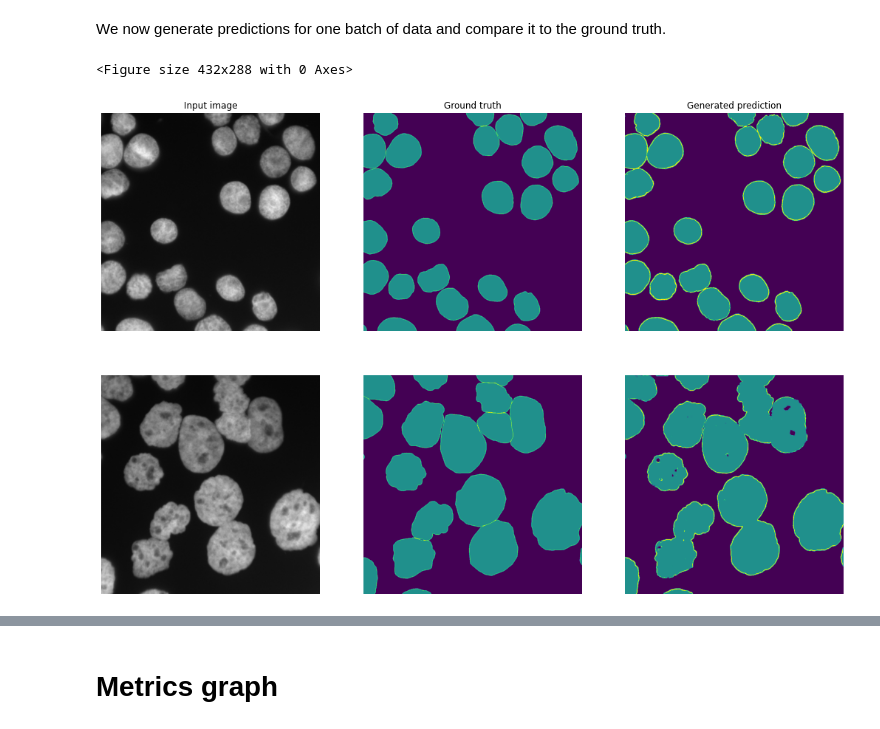
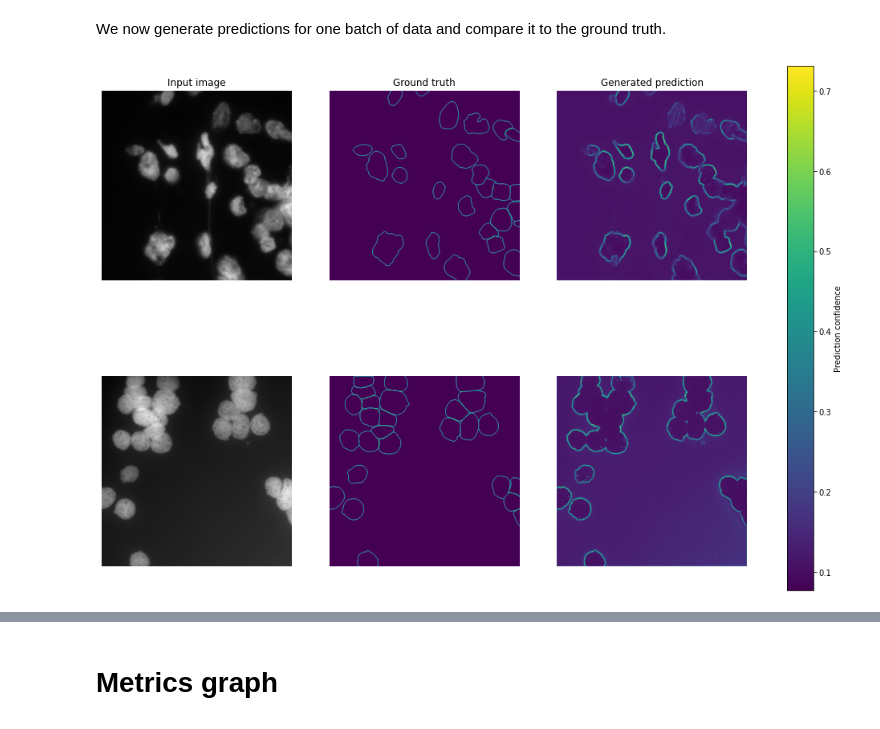
Before and after one commit to CRefice/ml-segmentation-project, a Jupyter notebook: notebook.ipynb, the cells around one changed output, grey strips where cells are left out. Drawn from its saved outputs; the diff is of its cells as text; code cells hidden in the pictures.

```diff
--- a/notebook.ipynb
+++ b/notebook.ipynb
@@ -163,3 +199,0 @@ val_loader = data.DataLoader(val_dataset, batch_size=BATCH_SIZE, shuffle=True, n
-# %%
-model = unet.UNet(num_classes=CLASS_NUMBER).to(device)
-summary(model, input_size=(1, IMG_SIZE, IMG_SIZE))
@@ -383,0 +202,9 @@ KeyboardInterrupt: ignored
+# %%
+import gdown
+
+URL_2_CLASS = "https://drive.google.com/uc?id=1yjGfzptfhdwm8f6Jlzv8EnmEXP2fAUwL"
+URL_3_CLASS = "https://drive.google.com/uc?id=1zTuKtWULJYxamlxAnp1iZQiOEJipwrr9"
+
+URL = URL_2_CLASS if NUM_CLASSES == 2 else URL_3_CLASS
+gdown.download(URL_3_CLASS, "trained-unet.model", quiet=False)
+model.load_state_dict(torch.load("trained-unet.model"))
@@ -386,8 +218,9 @@ KeyboardInterrupt: ignored
 # %% [markdown]
 We now generate predictions for one batch of data and compare it to the ground truth.
 # %%
+from mpl_toolkits.axes_grid1 import make_axes_locatable
+
 def show_results(inputs, labels, outputs):
-    plt.gray()
     count = len(inputs)
     fig = plt.figure(figsize=(6 * 3, 6 * count))
     axs = fig.subplots(count, 3)
@@ -402,22 +235,29 @@ def show_results(inputs, labels, outputs):
             ax.set_title(label)
 
         for i in range(count):
-            axs[0].imshow(inputs[i].squeeze())
+            axs[0].imshow(inputs[i].squeeze(), cmap="gray")
             axs[1].imshow(labels[i].squeeze(), cmap="viridis")
-            axs[2].imshow(outputs[i].squeeze(), cmap="viridis")
+            pred = axs[2].imshow(outputs[i].squeeze(), cmap="viridis")
+            plt.colorbar(pred, label="Prediction confidence")
     else:
         for ax, label in zip(axs[0], column_labels):
             ax.set_title(label)
 
         for i in range(count):
-            axs[i, 0].imshow(inputs[i].squeeze())
+            axs[i, 0].imshow(inputs[i].squeeze(), cmap="gray")
             axs[i, 1].imshow(labels[i].squeeze(), cmap="viridis")
-            axs[i, 2].imshow(outputs[i].squeeze(), cmap="viridis")
-
+            pred = axs[i, 2].imshow(outputs[i].squeeze(), cmap="viridis")
+    plt.colorbar(pred, ax=axs.ravel().tolist(), label="Prediction confidence")
     fig.show()
-
-def show_image(image):
-    plt.imshow(image.squeeze())
+# %%
+inputs, labels = next(iter(val_loader))
+outputs = model.predict(inputs.to(device))
+# %%
+class_index = 1 #@param {type:"slider", min:0, max:2, step:1}
+class_index = max(class_index, NUM_CLASSES - 1)
+show_results(inputs, labels == class_index, outputs[:, class_index])
+# %% [output]
+[figure, added]
 # %%
 def save_results(input, label, output, cmap="viridis"):
     f = plt.figure(figsize=(6, 6), frameon=False)
@@ -432,15 +272,3 @@ def save_results(input, label, output, cmap="viridis"):
     plt.axis("off")
     plt.imshow(output.squeeze(), cmap=cmap, interpolation="nearest")
     plt.savefig("output.png")
-# %%
-inputs, labels = next(iter(val_loader))
-outputs_two_class = model_two_class.predict(inputs.to(device))
-outputs_three_class = model_three_class.predict(inputs.to(device)).argmax(dim=1)
-
-class_idx = 0
-
-# save_results(inputs[0], labels[0], outputs_three_class[0])
-show_results(inputs, labels, outputs_three_class)
-# %% [output]
-<Figure size 432x288 with 0 Axes>
-[figure, removed]
```
Also changed, not shown: parts of 41 cells of this notebook.
